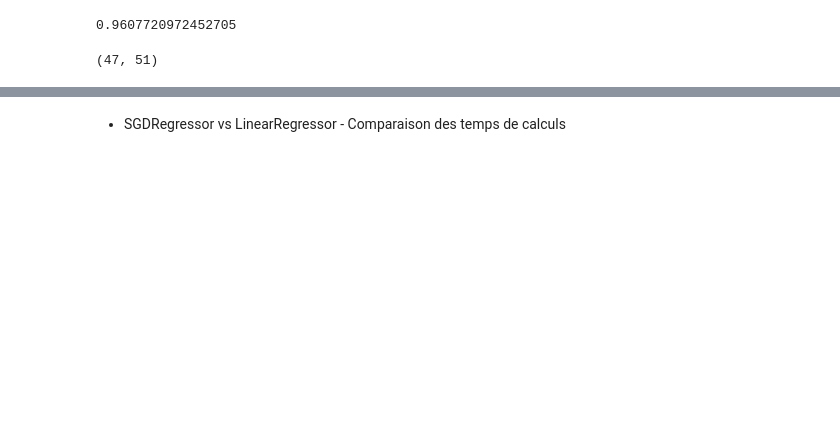
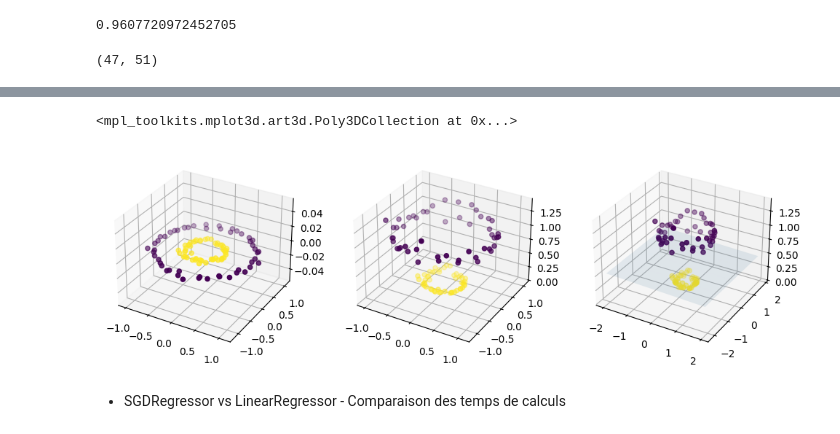
Before and after one commit to niangfniang/machine_learning, a Jupyter notebook: modeles_lineaires.ipynb, the cells around one changed output, grey strips where cells are left out. Cells and saved outputs as stored; diff of their text form; code cells hidden in the pictures; blank space fills up the shorter version.

Commit message:
ploynomial model and multivariate

```diff
--- a/modeles_lineaires.ipynb
+++ b/modeles_lineaires.ipynb
@@ -89,3 +102,30 @@ plt.show()
+# %%
+fig = plt.figure(figsize=(12, 4))
+
+ax = fig.add_subplot(1, 3, 1, projection='3d')
+ax.scatter3D(x[:,0], x[:,1], 0, c=y)
+
+#to separate the data
+z = x[:,0]**2 + x[:,1]**2
+ax = fig.add_subplot(1, 3, 2, projection='3d')
+ax.scatter3D(x[:,0], x[:,1], z, c=y)
+
+#plot the plan
+xx1, xx2 = np.meshgrid(np.arange(x[:,0].min()-1, x[:,0].max()+1),
+                       np.arange(x[:,1].min()-1, x[:,1].max()+1))
+grid = np.c_[xx1.ravel(), xx2.ravel()]
+
+# model
+linear_model = LinearRegression()
+linear_model.fit(x, y)
+z_pred = linear_model.predict(grid)
+z_plot = z_pred.reshape(xx1.shape)
+ax = fig.add_subplot(1, 3, 3, projection='3d')
+ax.scatter3D(x[:,0], x[:,1], z, c=y)
+ax.plot_surface(X=xx1, Y=xx2, Z=z_plot,alpha=0.1)
+# %% [output]
+<mpl_toolkits.mplot3d.art3d.Poly3DCollection at 0x...>
+[figure, added]
 # %% [markdown]
 * SGDRegressor vs LinearRegressor - Comparaison des temps de calculs
 # %%
```
Also changed, not shown: parts of 20 cells of this notebook.
